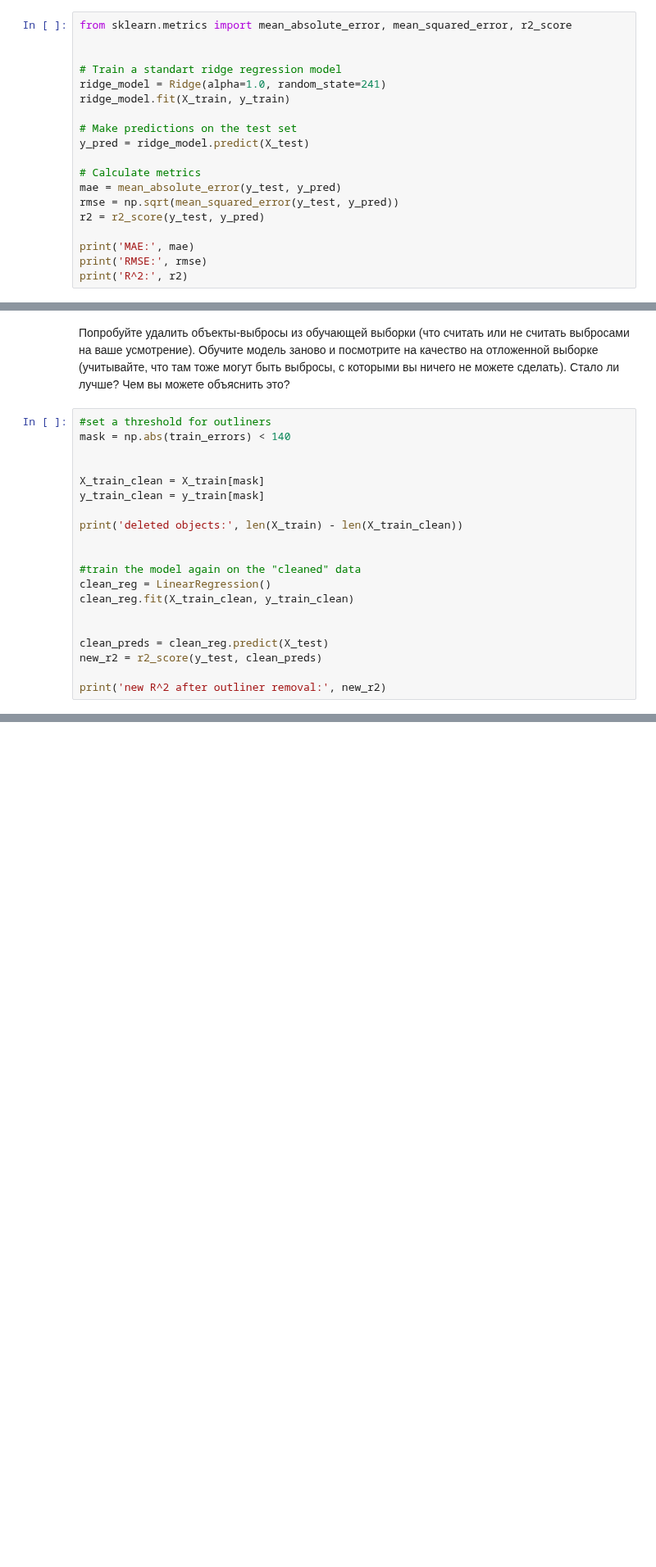
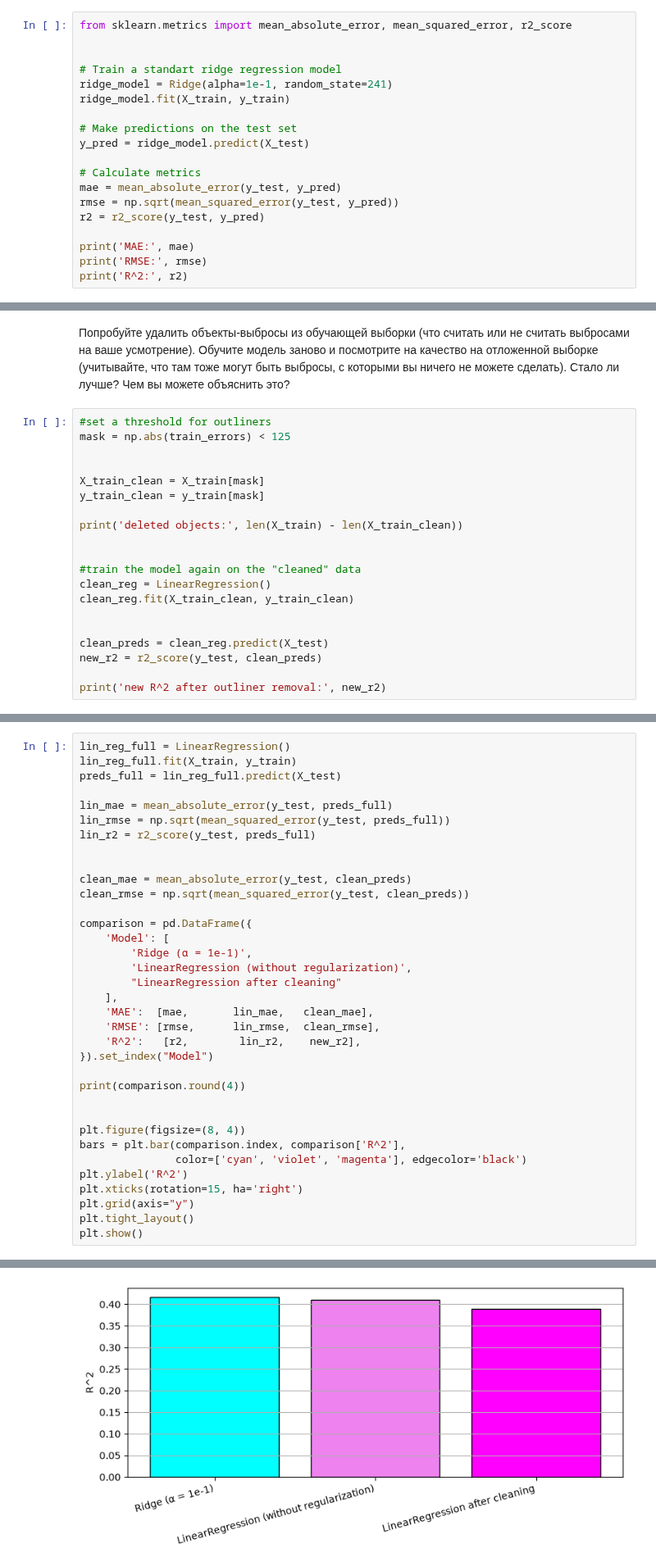
Before and after one commit to qwebetami/AESCML26, a Jupyter notebook: hw5/task_linreg_tune_practice (1).ipynb, the cells around one changed output, grey strips where cells are left out. Shown at 82% size. Cells and saved outputs as stored; diff of their text form; blank space fills up the shorter version.

```diff
--- a/hw5/task_linreg_tune_practice (1).ipynb
+++ b/hw5/task_linreg_tune_practice (1).ipynb
@@ -108,7 +108,7 @@ from sklearn.metrics import mean_absolute_error, mean_squared_error, r2_score
 
 
 # Train a standart ridge regression model
-ridge_model = Ridge(alpha=1.0, random_state=241)
+ridge_model = Ridge(alpha=1e-1, random_state=241)
 ridge_model.fit(X_train, y_train)
 
 # Make predictions on the test set
@@ -208,7 +208,7 @@ plt.show()
 Попробуйте удалить объекты-выбросы из обучающей выборки (что считать или не считать выбросами на ваше усмотрение). Обучите модель заново и посмотрите на качество на отложенной выборке (учитывайте, что там тоже могут быть выбросы, с которыми вы ничего не можете сделать). Стало ли лучше? Чем вы можете объяснить это?
 # %%
 #set a threshold for outliners
-mask = np.abs(train_errors) < 140
+mask = np.abs(train_errors) < 125
 
 
 X_train_clean = X_train[mask]
@@ -231,0 +232,36 @@ new R^2 after outliner removal: 0.40728148595170055
+# %%
+lin_reg_full = LinearRegression()
+lin_reg_full.fit(X_train, y_train)
+preds_full = lin_reg_full.predict(X_test)
+
+lin_mae = mean_absolute_error(y_test, preds_full)
+lin_rmse = np.sqrt(mean_squared_error(y_test, preds_full))
+lin_r2 = r2_score(y_test, preds_full)
+
+
+clean_mae = mean_absolute_error(y_test, clean_preds)
+clean_rmse = np.sqrt(mean_squared_error(y_test, clean_preds))
+
+comparison = pd.DataFrame({
+    'Model': [
+        'Ridge (α = 1e-1)',
+        'LinearRegression (without regularization)',
+        "LinearRegression after cleaning"
+    ],
+    'MAE':  [mae,       lin_mae,   clean_mae],
+    'RMSE': [rmse,      lin_rmse,  clean_rmse],
+    'R^2':   [r2,        lin_r2,    new_r2],
+}).set_index("Model")
+
+print(comparison.round(4))
+
+
+plt.figure(figsize=(8, 4))
+bars = plt.bar(comparison.index, comparison['R^2'],
+               color=['cyan', 'violet', 'magenta'], edgecolor='black')
+plt.ylabel('R^2')
+plt.xticks(rotation=15, ha='right')
+plt.grid(axis="y")
+plt.tight_layout()
+plt.show()
+# %% [output]
@@ -232,3 +273,4 @@ new R^2 after outliner removal: 0.40728148595170055
+[figure, added]
 # %% [markdown]
 __Задание 3.__ Отчёт
 
```
Also changed, not shown: parts of 4 cells of this notebook.
